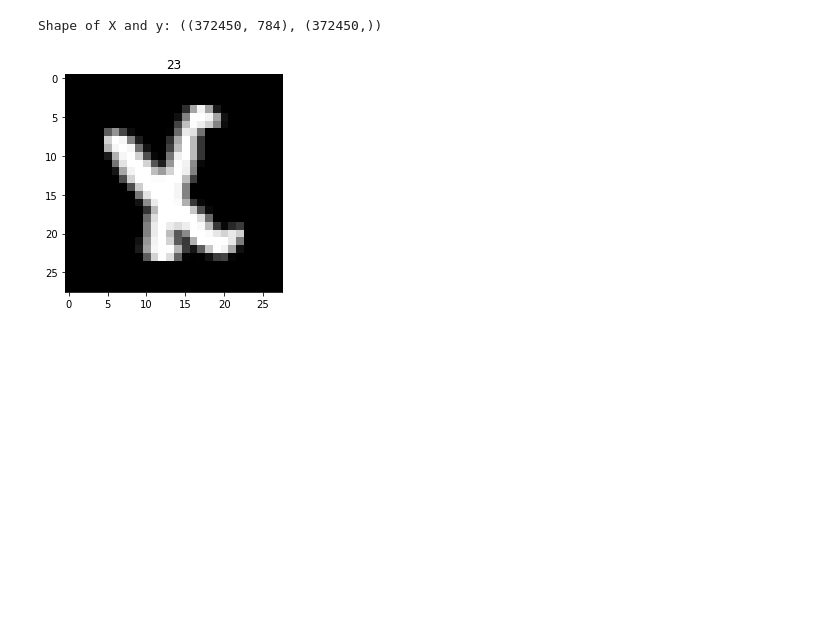
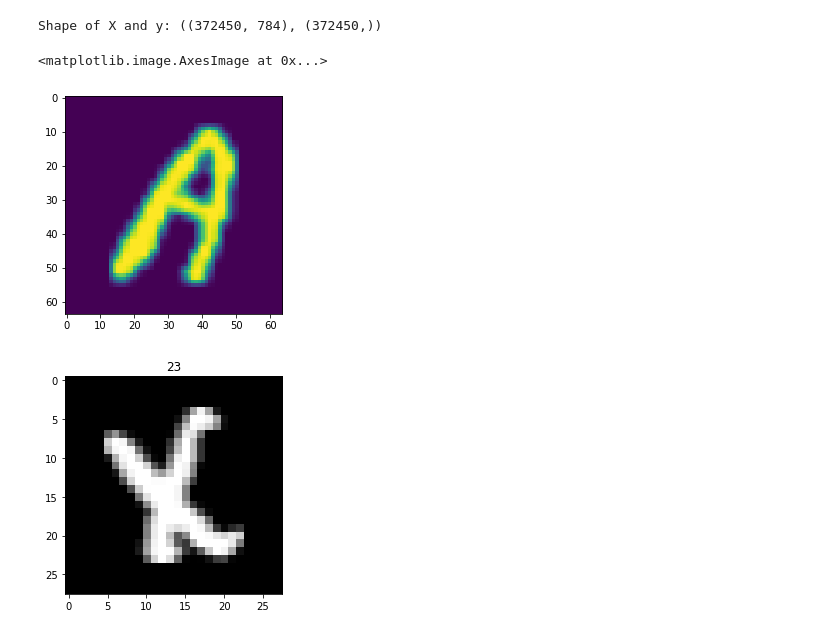
Before and after one commit to Rahul-Ram-03/MachineLearning, a Jupyter notebook: CharRecognition/CharRecognition.ipynb, the cells around one changed output. Saved outputs shown, nothing was run; the diff lists cells and outputs as text; code cells hidden in the pictures; blank space fills up the shorter version.

```diff
--- a/CharRecognition/CharRecognition.ipynb
+++ b/CharRecognition/CharRecognition.ipynb
@@ -12,6 +10,6 @@ from sklearn.model_selection import train_test_split
 # %%
 #loading the data from the csv file into a pandas dataframe
-df = pd.read_csv("../input/hand-written-charrecognition/chardata.csv")
+df = pd.read_csv("chardata.csv")
 df.shape
 # %% [output]
 (372450, 785)
@@ -25,6 +23,15 @@ y = df["label"].values
 print(f"Shape of X and y: {X.shape, y.shape}")
 # %% [output]
 Shape of X and y: ((372450, 784), (372450,))
+# %%
+#this is a test cell. Not a part of the actual code
+#see: https://stackoverflow.com/questions/66048202/image-resize-in-tensorflow
+x_resize = tf.image.resize(tf.expand_dims(X[0].reshape(28,28), axis=-1), [64,64]).numpy()
+
+plt.imshow(x_resize)
+# %% [output]
+<matplotlib.image.AxesImage at 0x...>
+[figure, added]
 # %%
 #printing 5 random images to gain info about the dataset
 for i in range(5):
```
Also changed, not shown: parts of 1 cell of this notebook.
